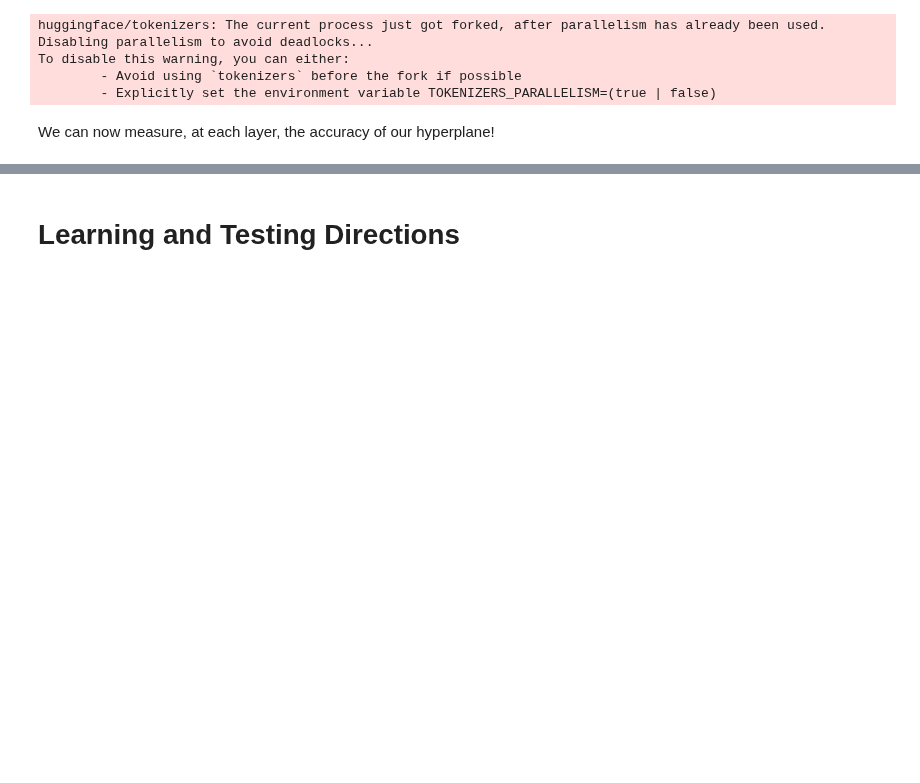
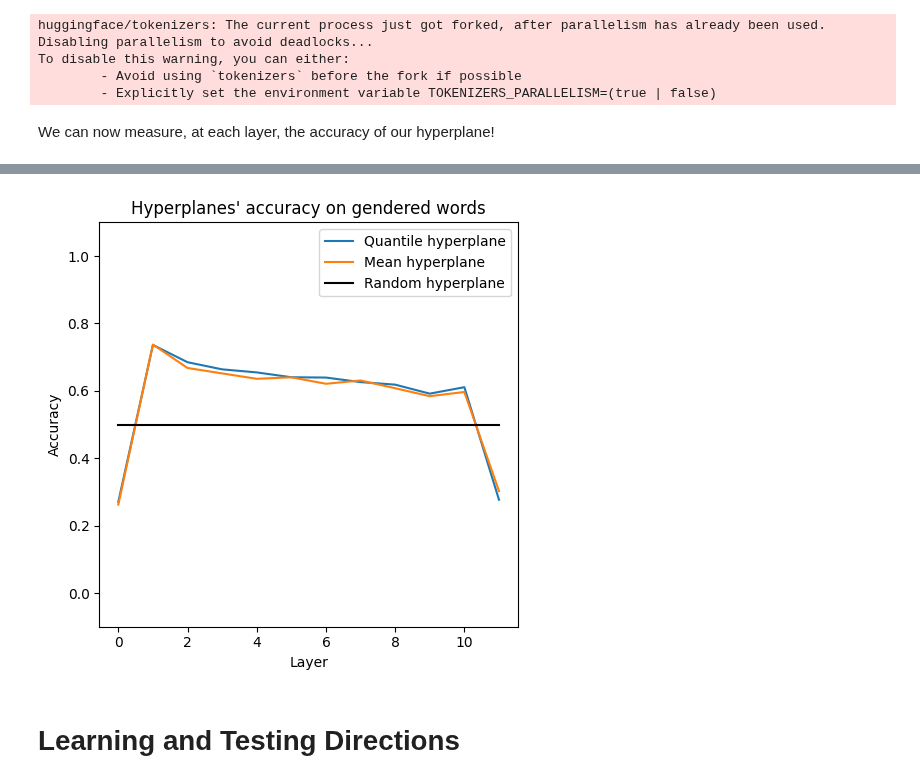
Before and after one commit to leodana2000/finding_gender_direction, a Jupyter notebook: exp_notebook.ipynb, the cells around one changed output, grey strips where cells are left out. Drawn from its saved outputs; the diff is of its cells as text; code cells hidden in the pictures; blank space fills up the shorter version.

Commit message:
new data type

```diff
--- a/exp_notebook.ipynb
+++ b/exp_notebook.ipynb
@@ -76,23 +77,38 @@ dict = {
 # %% [markdown]
 # Load Data
 # %%
+batch_size = 1024
+rand_seed = 42
+train_test_ratio = 0.9
+
 D = pd.read_csv("Data/Train_Data.csv")
 
-Train = D[D['train'] == 1].loc[:, ['examples', 'gender']].values.tolist()
-Test = D[D['train'] == 0].loc[:, ['examples', 'gender']].values.tolist()
-Data_m = D[D['gender'] == 1]['examples'].values.tolist()
-Data_f = D[D['gender'] == -1]['examples'].values.tolist()
-Learn = D[D['train'] != 0][D['data_lbl'] != 'name'].loc[:, ['examples', 'gender', 'data_lbl']].values.tolist()
-Test_name = D[D['train'] == 0][D['data_lbl'] == 'name'].loc[:, ['examples', 'gender']].values.tolist()
+dataset = DataStorage(
+    D['examples'].values.tolist(),
+    D['data_lbl'].values.tolist(),
+    D['gender'].values.tolist(),
+    D['data_lbl'].nunique(),
+    D['data_lbl'].unique(),
+    batch_size=batch_size,
+    rand_seed=rand_seed,
+    train_test_ratio=train_test_ratio,
+)
+
+Train_all = D[D['train'] == 1].loc[:, ['examples', 'gender']].values.tolist()
+Test_all = D[D['train'] == 0].loc[:, ['examples', 'gender']].values.tolist()
+#Data_m = D[D['gender'] == 1]['examples'].values.tolist()
+#Data_f = D[D['gender'] == -1]['examples'].values.tolist()
+Learn = D.loc[:, ['examples', 'gender', 'data_lbl']].values.tolist()
 
 #Data normalization
 Learn = [[data[0], utils.process_labels(data[1], data[2])] for data in Learn]
+Train_all = [[data[0], utils.process_labels(data[1], "")] for data in Train_all]
+Test_all = [[data[0], utils.process_labels(data[1], "")] for data in Test_all]
 
 #batching
-batch_size = 1024
-Nb_ex = len(Train)
+Nb_ex = len(Train_all)
 Nb_batch = Nb_ex//batch_size + 1
-Train = [Train[i*batch_size:min((i+1)*batch_size, Nb_ex)] for i in range(Nb_batch)]
+Train_all = [Train_all[i*batch_size:min((i+1)*batch_size, Nb_ex)] for i in range(Nb_batch)]
 
 Nb_ex = len(Learn)
 Nb_batch = Nb_ex//batch_size + 1
@@ -150,7 +168,7 @@ We can now measure, at each layer, the accuracy of our hyperplane!
 # %%
 metric_q = utils.probe_eval(eraser_quantile, **dict)
 metric_m = utils.probe_eval(eraser_mean, **dict)
-metric_p = utils.probe_eval(eraser_probe, **dict)
+#metric_p = utils.probe_eval(eraser_probe, **dict)
 
-acc_data = store_test_hyperplane.hyperplane_acc(Learn, [metric_q, metric_m, metric_p], **dict)
+acc_data = store_test_hyperplane.hyperplane_acc(Learn, [metric_q, metric_m], **dict)
 # %% [output]
@@ -158,20 +199,22 @@ RuntimeError: The size of tensor a (2848) must match the size of tensor b (4) at
 # %%
 nb_layers = len(model.transformer.h)
 
 fig, axes = plt.subplots(1, 1, figsize=(5, 5), sharex = True, sharey = True)
 
 axes.plot(acc_data[0], label = 'Quantile hyperplane')
 axes.plot(acc_data[1], label = 'Mean hyperplane')
-axes.plot(acc_data[2], label = 'Logistic hyperplane')
+#axes.plot(acc_data[2], label = 'Logistic hyperplane')
 axes.plot([0, nb_layers-1],[0.5, 0.5], color = 'black', label = 'Random hyperplane')
 axes.set_title("Hyperplanes' accuracy on gendered words")
 axes.set_xlabel("Layer")
 axes.set_ylabel("Accuracy")
 axes.set_ylim(-0.1, 1.1)
 axes.legend()
 
 plt.tight_layout()
 plt.show()
+# %% [output]
+[figure, added]
 # %% [markdown]
 # Learning and Testing Directions
 # %% [markdown]
```
Also changed, not shown: parts of 3 cells of this notebook, 3 other files.
